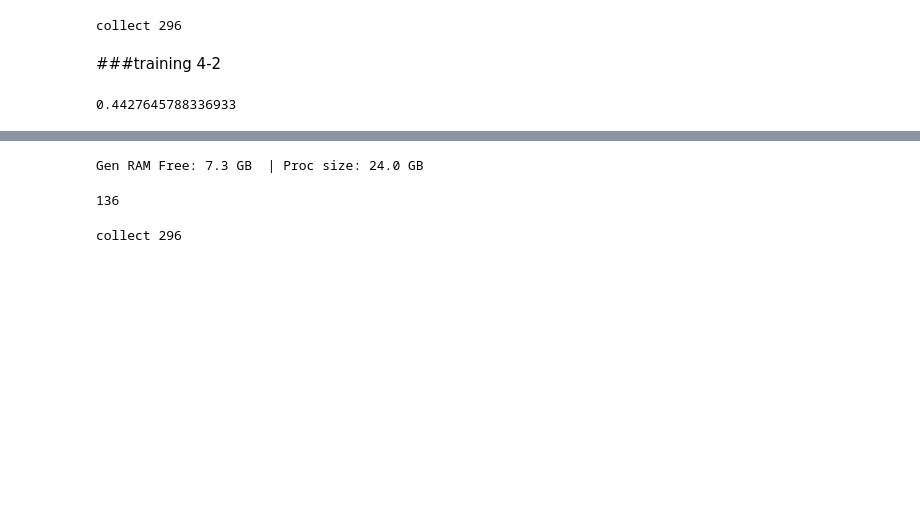
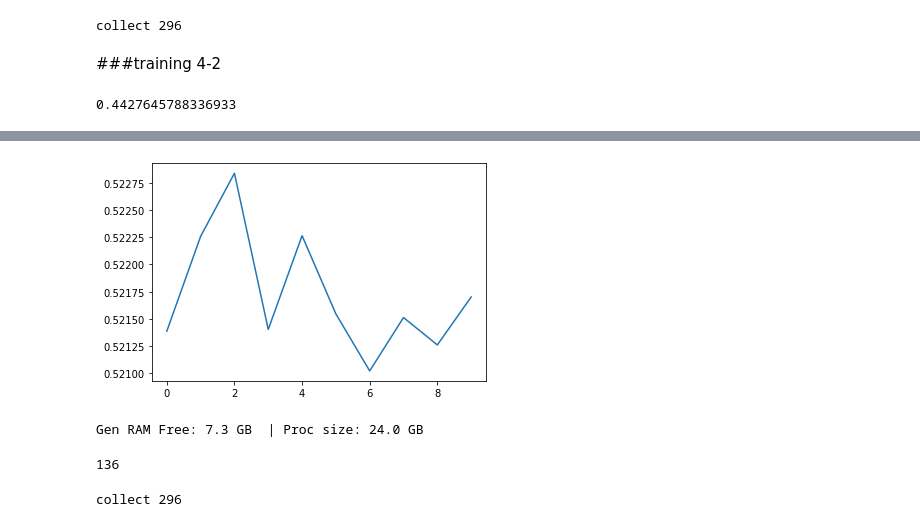
Before and after one commit to jryzj/stock_predict, a Jupyter notebook: stock_preditct_4.ipynb, the cells around one changed output, grey strips where cells are left out. Drawn from its saved outputs; the diff is of its cells as text; code cells hidden in the pictures; blank space fills up the shorter version.

```diff
--- a/stock_preditct_4.ipynb
+++ b/stock_preditct_4.ipynb
@@ -1347,7 +1357,7 @@ xxx[2].min()
 # %%
 chk_point = ModelCheckpoint(filepath='stock_predict_4-1-set.h5')
 csv_logger = CSVLogger(filename='stock_predict_4-1-set.log', separator=',', append=False)
-running = LambdaCallback(on_train_begin = lambda batch, logs: next(r))
+running = LambdaCallback(on_train_begin = lambda logs: next(r))
 
 print(datetime.datetime.today())
 model = make_model()
@@ -1371,7 +1381,7 @@ for i in range(8):
     history = model.fit(X, y, sample_weight = sample_weight,\
                     # steps_per_epoch = batch_size,\
                     epochs = 10,\
-                    verbose = 0,\
+                    verbose = 2,\
                     callbacks = [chk_point, csv_logger, running],\
                     batch_size = batch_size,
                     # validation_data = G1(ts_data, ts_code, mark_index_data, pct_of_stock=0.1, edge=10.0,\
@@ -1413,3 +1434,4 @@ GPU RAM Free: 16280MB | Used: 0MB | Util   0% | Total 16280MB
+[figure, added]
 # %%
 show_mem()
 # %% [output]
```
Also changed, not shown: parts of 4 cells of this notebook.
